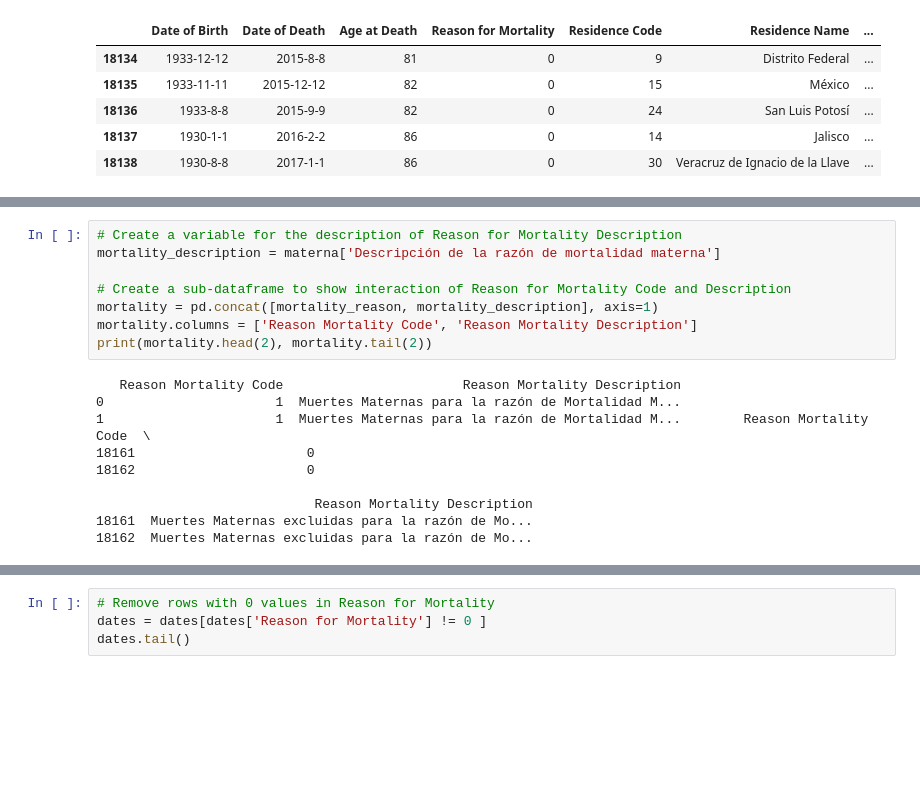
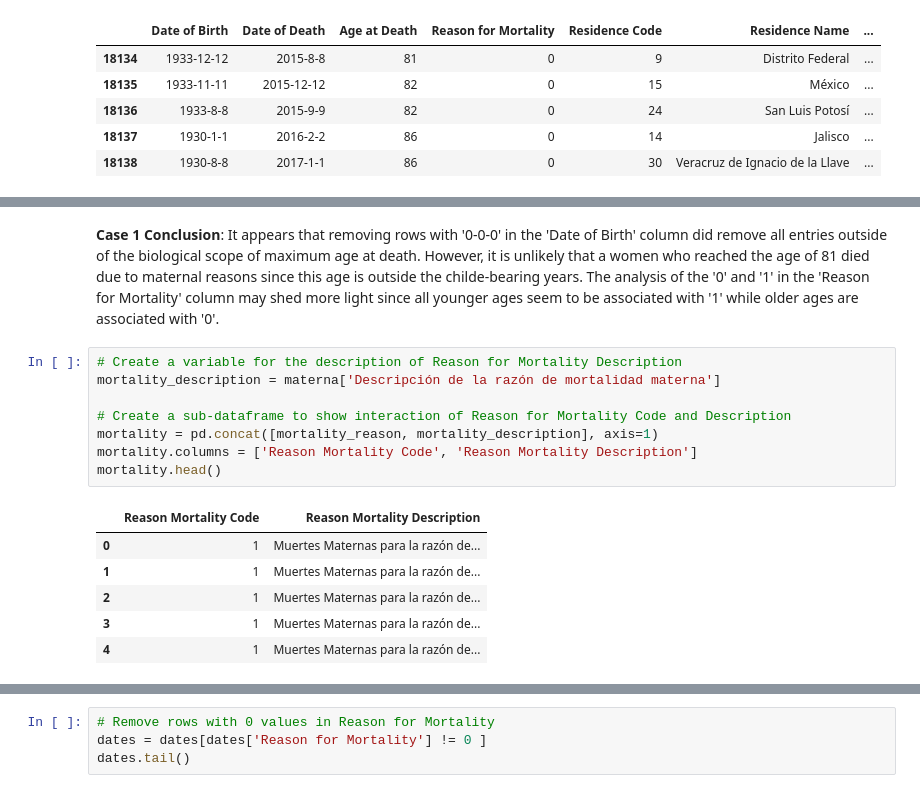
Before and after one commit to EmSchoof/AdolescentMaternalMortality, a Jupyter notebook: sample_data_average_average_age_maternal_death.ipynb, the cells around one changed output, grey strips where cells are left out. Drawn from its saved outputs; the diff is of its cells as text; blank space fills up the shorter version.

```diff
--- a/maternal_mortality_data_average_age_maternal_death.ipynb
+++ b/sample_data_average_average_age_maternal_death.ipynb
@@ -106,18 +114,17 @@ dates.tail()
+# %% [markdown]
+**Case 1 Conclusion**: It appears that removing rows with '0-0-0' in the 'Date of Birth' column did remove all entries outside of the biological scope of maximum age at death. However, it is unlikely that a women who reached the age of 81 died due to maternal reasons since this age is outside the childe-bearing years. The analysis of the '0' and '1' in the 'Reason for Mortality' column may shed more light since all younger ages seem to be associated with '1' while older ages are associated with '0'.
 # %%
 # Create a variable for the description of Reason for Mortality Description
 mortality_description = materna['Descripción de la razón de mortalidad materna']
 
 # Create a sub-dataframe to show interaction of Reason for Mortality Code and Description
 mortality = pd.concat([mortality_reason, mortality_description], axis=1)
 mortality.columns = ['Reason Mortality Code', 'Reason Mortality Description']
-print(mortality.head(2), mortality.tail(2))
+mortality.head()
 # %% [output]
-   Reason Mortality Code                       Reason Mortality Description
-0                      1  Muertes Maternas para la razón de Mortalidad M...
-1                      1  Muertes Maternas para la razón de Mortalidad M...        Reason Mortality Code  \
-18161                      0
-18162                      0
-
-                            Reason Mortality Description
-18161  Muertes Maternas excluidas para la razón de Mo...
-18162  Muertes Maternas excluidas para la razón de Mo...
+|  | Reason Mortality Code | Reason Mortality Description |
+| 0 | 1 | Muertes Maternas para la razón de... |
+| 1 | 1 | Muertes Maternas para la razón de... |
+| 2 | 1 | Muertes Maternas para la razón de... |
+| 3 | 1 | Muertes Maternas para la razón de... |
+| 4 | 1 | Muertes Maternas para la razón de... |
```
Also changed, not shown: parts of 47 cells of this notebook, 3 other files.
